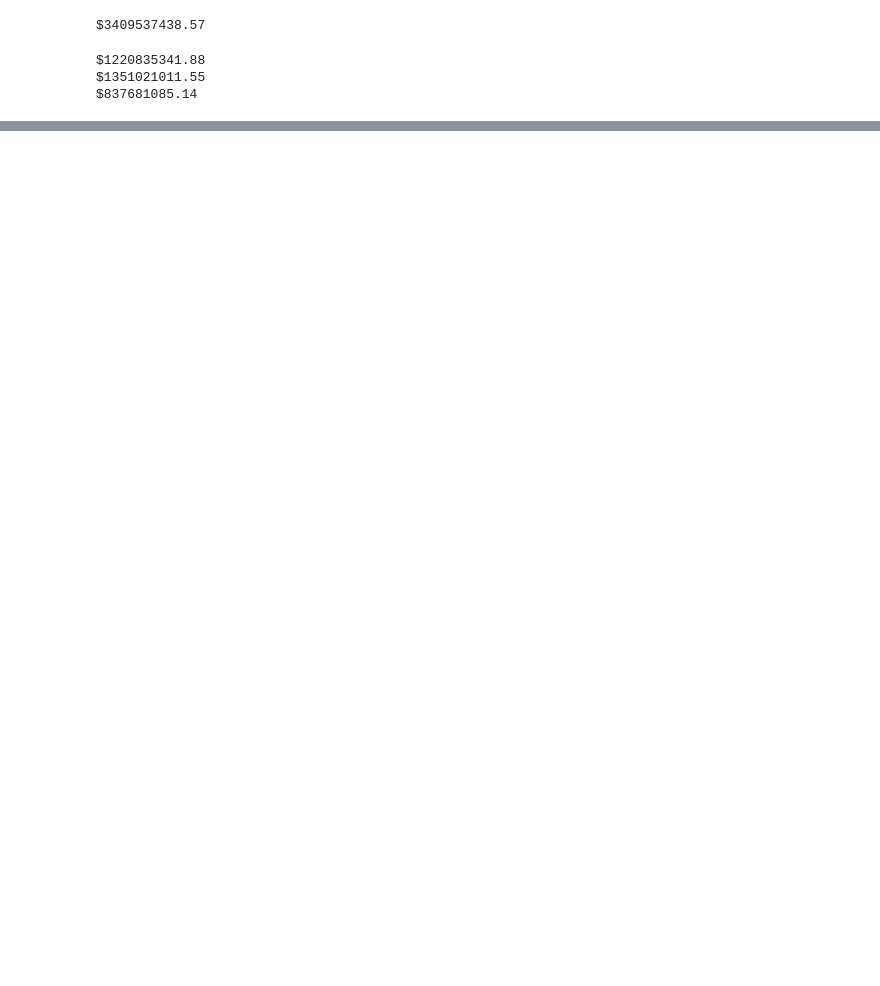
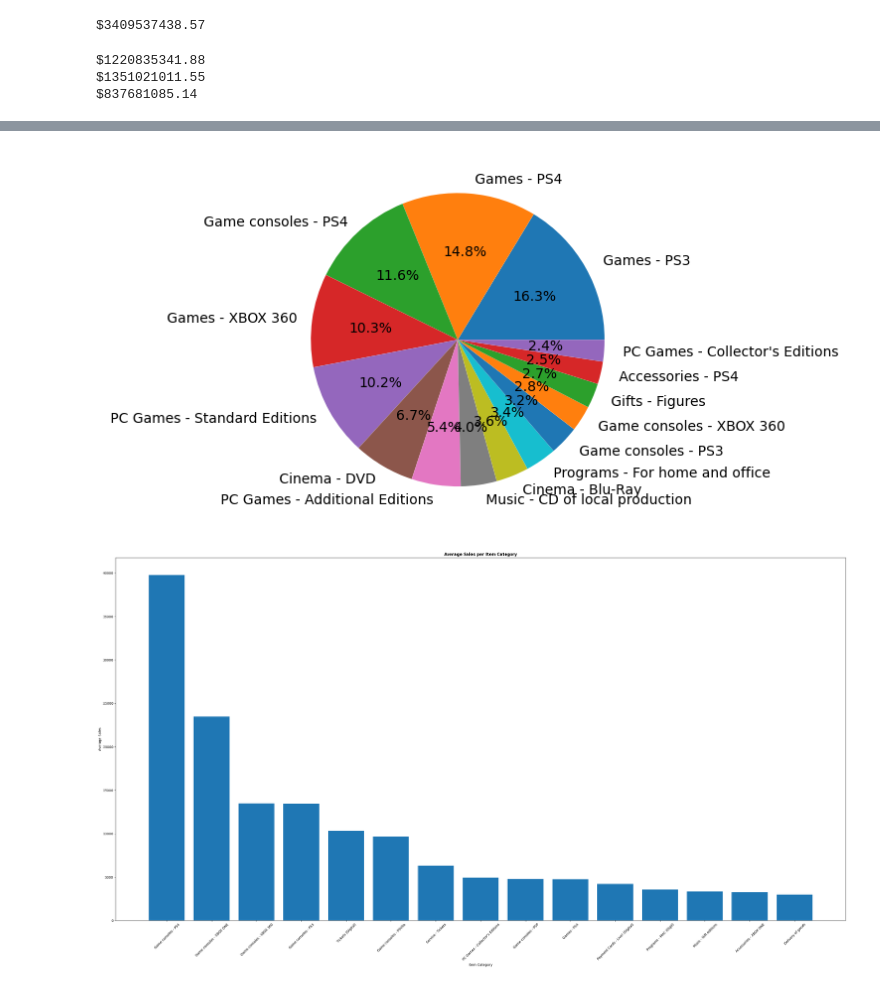
Before and after one commit to Rumeasiyan/sales-forecasting-machine-learning, a Jupyter notebook: dashboard-2-sales-forecasting.ipynb, the cells around one changed output, grey strips where cells are left out. Saved outputs shown, nothing was run; the diff lists cells and outputs as text; code cells hidden in the pictures; blank space fills up the shorter version.

```diff
--- a/dashboard-2-sales-forecasting.ipynb
+++ b/dashboard-2-sales-forecasting.ipynb
@@ -126,0 +182,26 @@ TypeError: 'DataFrame' object is not callable
+# %%
+#item category analysis
+
+# top item categories by sales
+sales_per_item_category = final_dataset.groupby(['item_category_name']).agg({'revenue': 'sum'})
+top_sales_per_item_category = sales_per_item_category.nlargest(15, 'revenue', keep='first')
+plt.figure()
+plt.pie(top_sales_per_item_category['revenue'],
+        labels=top_sales_per_item_category.index, autopct='%1.1f%%')
+plt.title('')
+top_sales_per_item_category_widget = pn.pane.Matplotlib(plt.gcf(), width=600)
+
+# average sales per item category
+sales_per_item_category = final_dataset.groupby(['item_category_name']).agg({'revenue': 'mean'})
+sales_per_item_category = sales_per_item_category.nlargest(15, 'revenue', keep='first')
+sales_per_item_category = sales_per_item_category.reset_index()
+plt.figure(figsize=(40,20))
+plt.bar(sales_per_item_category['item_category_name'], sales_per_item_category['revenue'])
+plt.title('Average Sales per Item Category', fontweight='bold')
+plt.xlabel('Item Category')
+plt.xticks(rotation=45)
+plt.ylabel('Average Sales')
+average_sales_per_item_category_widget = pn.pane.Matplotlib(plt.gcf(), width=1000, height=500)
+# %% [output]
+[figure, added]
+[figure, added]
```
Also changed, not shown: parts of 18 cells of this notebook, 1 other file.
